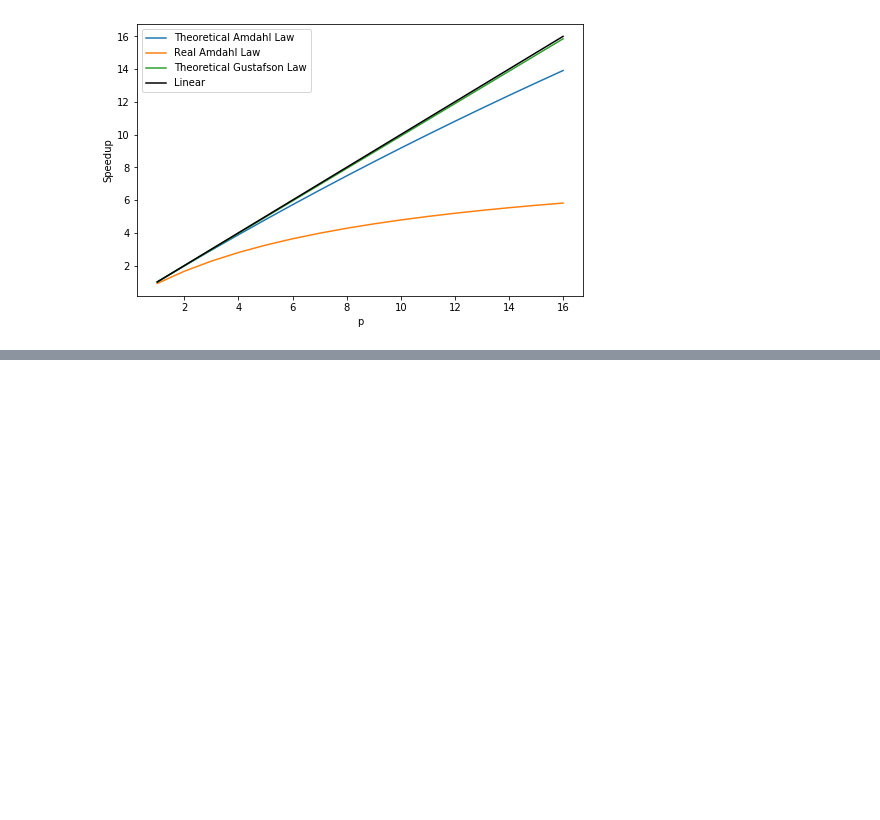
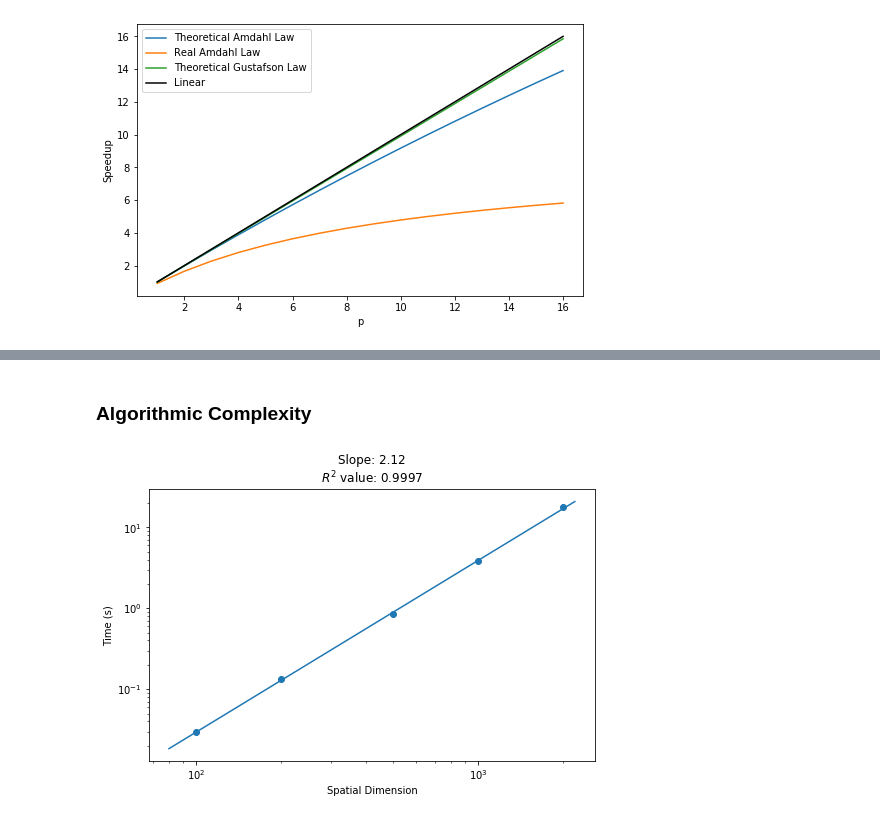
Before and after one commit to not-a-hot-dog/parallelized-disease-modeling, a Jupyter notebook: models/models.ipynb, the cells around one changed output, grey strips where cells are left out. Drawn from its saved outputs; the diff is of its cells as text; code cells hidden in the pictures; blank space fills up the shorter version.

```diff
--- a/models/models.ipynb
+++ b/models/models.ipynb
@@ -226,0 +238,23 @@ for i in range(6):
+# %% [markdown]
+### Algorithmic Complexity
+# %%
+d = [100, 200, 500, 1000, 2000]
+t = [20, 50, 100, 200]
+results_t = [0.0065, 0.015, 0.029, 0.057] #100 x 100
+results_d = [0.029666, 0.134002, 0.848304, 3.81878, 17.6717] #100
+# %%
+plt.figure(figsize=(8,5))
+x = np.log(d)
+y = np.log(results_d)
+plt.scatter(d, results_d)
+slope, intercept, r_value, p_value, std_err = stats.linregress(x,y)
+d_plot = np.linspace(80, 2200, 100)
+plt.plot(d_plot, np.exp(intercept)*(d_plot**slope))
+plt.title(f'Slope: {slope:.3}\n$R^2$ value: {r_value**2:.4}')
+plt.xscale('log')
+plt.yscale('log')
+plt.xlabel('Spatial Dimension')
+plt.ylabel('Time (s)')
+plt.savefig('../results/spatial_scaling.png')
+# %% [output]
+[figure, added]
```
Also changed, not shown: parts of 26 cells of this notebook, 5 other files.
